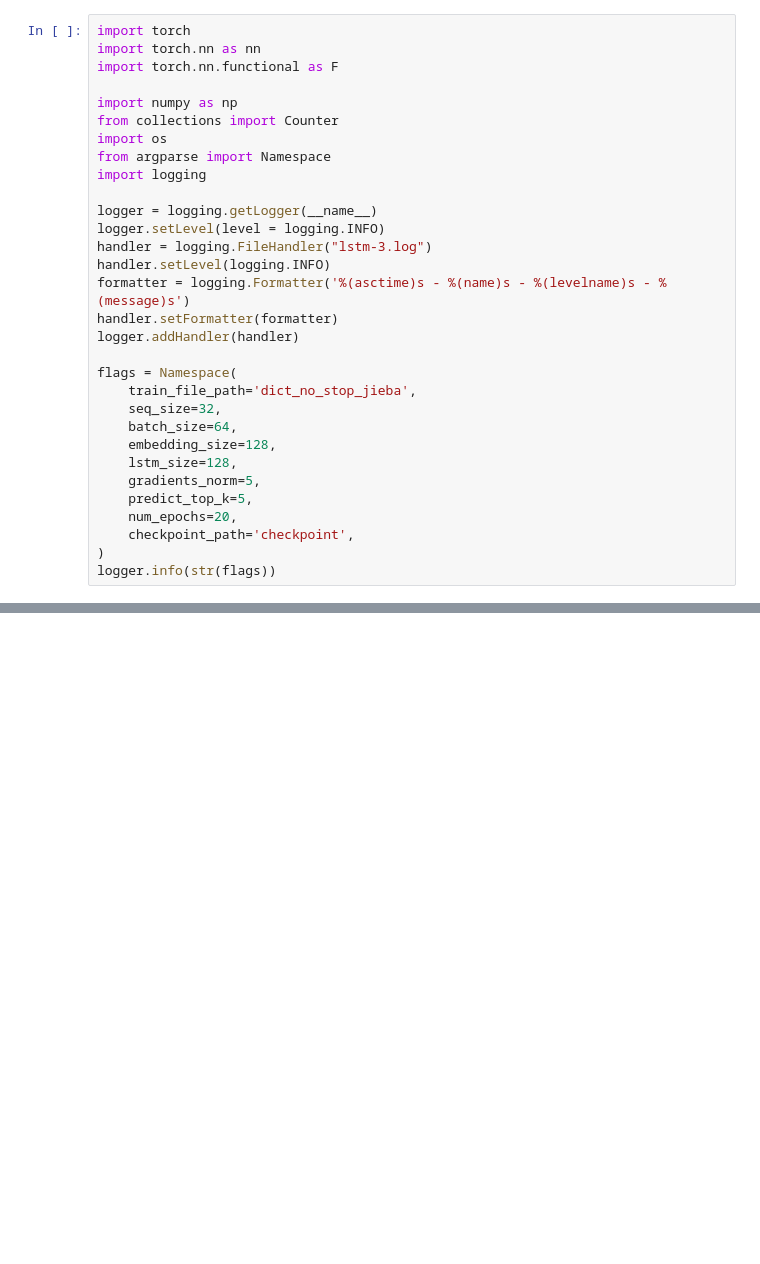
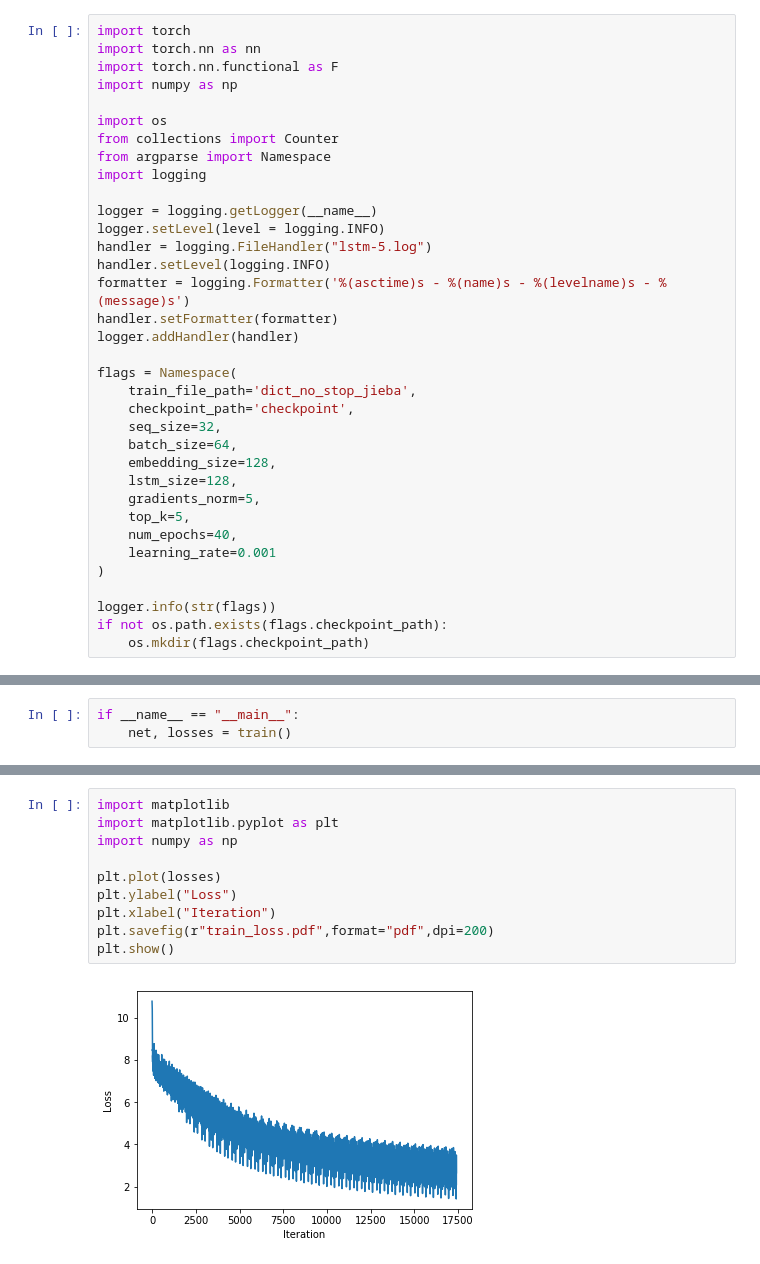
Before and after one commit to chhzh123/Assignments, a Jupyter notebook: NaturalLanguageProcessing/Project1/lstm.ipynb, the cells around one changed output, grey strips where cells are left out. Saved outputs shown, nothing was run; the diff lists cells and outputs as text; blank space fills up the shorter version.

Commit message:
[NLP] Project - Update n-gram & LSTM code
Max accuracy: 29% (Top 5)
* Add comments
* Use pytorch's Dataset and DataLoader

```diff
--- a/NaturalLanguageProcessing/Project1/lstm.ipynb
+++ b/NaturalLanguageProcessing/Project1/lstm.ipynb
@@ -2,16 +12,16 @@
 import torch
 import torch.nn as nn
 import torch.nn.functional as F
+import numpy as np
 
-import numpy as np
+import os
 from collections import Counter
-import os
 from argparse import Namespace
 import logging
 
 logger = logging.getLogger(__name__)
 logger.setLevel(level = logging.INFO)
-handler = logging.FileHandler("lstm-3.log")
+handler = logging.FileHandler("lstm-5.log")
 handler.setLevel(logging.INFO)
 formatter = logging.Formatter('%(asctime)s - %(name)s - %(levelname)s - %(message)s')
 handler.setFormatter(formatter)
@@ -19,13 +29,17 @@ logger.addHandler(handler)
 
 flags = Namespace(
     train_file_path='dict_no_stop_jieba',
+    checkpoint_path='checkpoint',
     seq_size=32,
     batch_size=64,
     embedding_size=128,
     lstm_size=128,
     gradients_norm=5,
-    predict_top_k=5,
-    num_epochs=20,
-    checkpoint_path='checkpoint',
+    top_k=5,
+    num_epochs=40,
+    learning_rate=0.001
 )
+
 logger.info(str(flags))
+if not os.path.exists(flags.checkpoint_path):
+    os.mkdir(flags.checkpoint_path)
@@ -157,0 +212,3 @@ def main():
+# %%
+if __name__ == "__main__":
+    net, losses = train()
@@ -279,0 +326,12 @@ Accuracy: 18.00%
+# %%
+import matplotlib
+import matplotlib.pyplot as plt
+import numpy as np
+
+plt.plot(losses)
+plt.ylabel("Loss")
+plt.xlabel("Iteration")
+plt.savefig(r"train_loss.pdf",format="pdf",dpi=200)
+plt.show()
+# %% [output]
+[figure, added]
```
Also changed, not shown: parts of 13 cells of this notebook, 2 other files.
